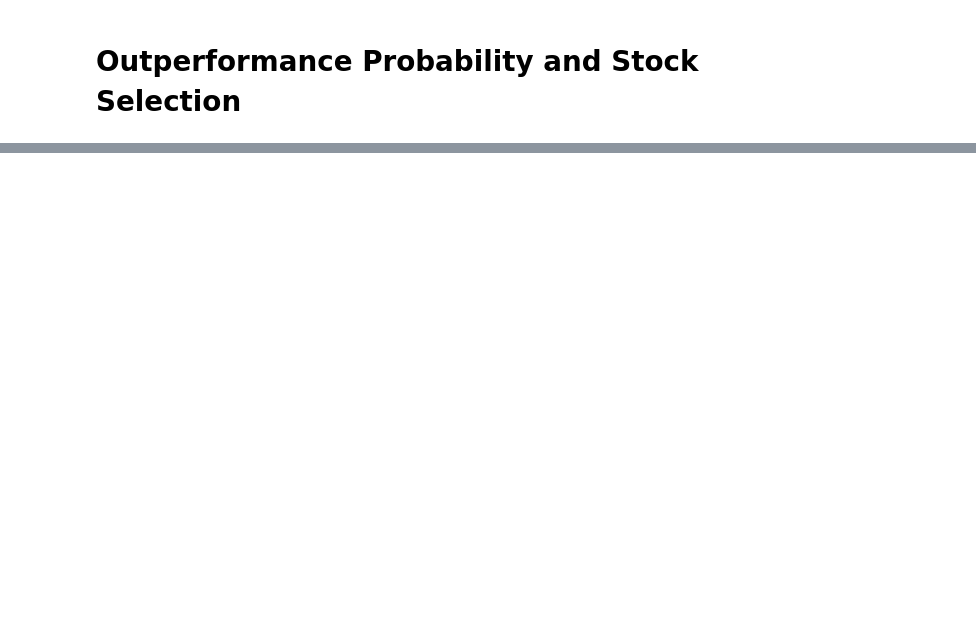
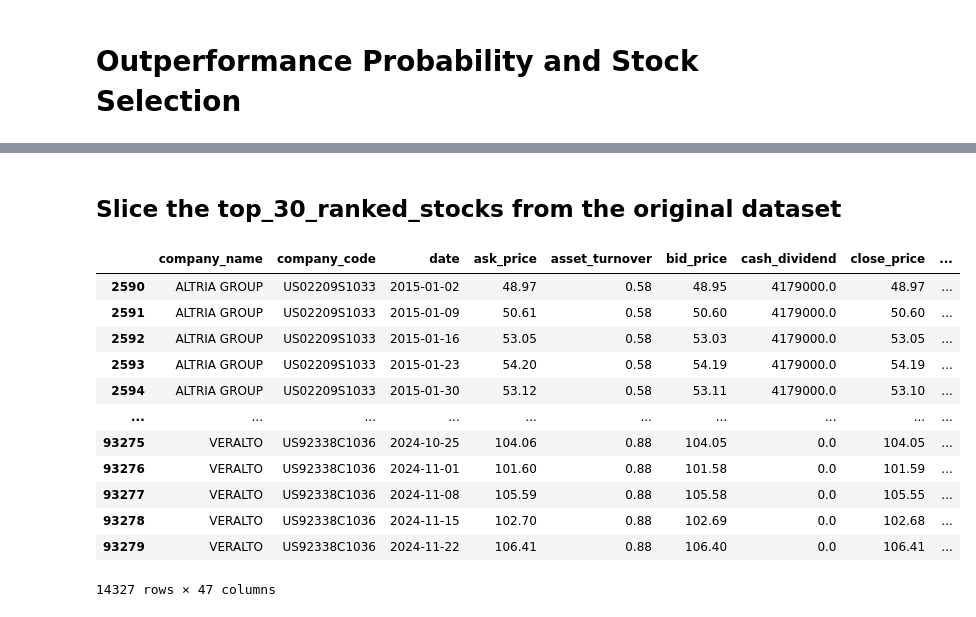
Before and after one commit to kaki1995/Project_Applying-AI-and-Large-Language-Models-in-Stock-Investment, a Jupyter notebook: Campus Challenge.ipynb, the cells around one changed output, grey strips where cells are left out. Saved outputs shown, nothing was run; the diff lists cells and outputs as text; code cells hidden in the pictures; blank space fills up the shorter version.

```diff
--- a/Campus Challenge.ipynb
+++ b/Campus Challenge.ipynb
@@ -1036,11 +1067,11 @@ Best Parameters got from the above fine-tuning process: {'max_depth': 20, 'max_f
 # %%
-# Initialize Random Forest Classifier with best parameters (this block of code takes 20 minutes to run)
-rf_model_best = RandomForestClassifier(random_state=42, n_estimators=500, max_depth=20,
-                               min_samples_split=5, min_samples_leaf=2, max_features=None)  # with best parameters
+# Initialize Random Forest Classifier
+rf_model_best = RandomForestClassifier(random_state=42, n_estimators=400, max_depth=15,
+                               min_samples_split=4, min_samples_leaf=2, max_features=None)  # with best parameters
 rf_model_best.fit(X_train, y_train)
 
 # Evaluate accuracy on the test set
 y_pred = rf_model_best.predict(X_test)
 accuracy = accuracy_score(y_test, y_pred)
-print(f"Model Accuracy after fine-tuning: {accuracy:.2f}")
+print(f"Model Accuracy after fine-tuning: {accuracy:.4f}")
 # %% [output]
@@ -1050,23 +1079,8 @@ We can see the accuracy after fine-tuning is still very low, we need to come up
 # %% [markdown]
 # Outperformance Probability and Stock Selection
 # %%
-import pandas as pd
-from sklearn.pipeline import Pipeline
-from sklearn.preprocessing import StandardScaler
-from sklearn.ensemble import RandomForestClassifier
-
-# Define a pipeline with preprocessing and model
-pipeline = Pipeline([
-    ('scaler', StandardScaler()),  # Example preprocessing step
-    ('model', RandomForestClassifier(random_state=42, n_estimators=500, max_depth=20,
-                               min_samples_split=5, min_samples_leaf=2, max_features=None))
-])
-
-# Fit the pipeline with training data
-pipeline.fit(X_train, y_train)
-
-# Get predictions for each stock (probabilities for class 1)
-y_pred_prob = pipeline.predict_proba(X_test)[:, 1]  # For class 1 (positive class)
+# Predict probabilities for class 1 (outperformance)
+y_pred_prob = rf_model_best.predict_proba(X_test)[:, 1] # For class 1 (positive class)
 
 # Create a DataFrame to hold predictions along with company names
 predictions_df = pd.DataFrame({
@@ -1091,0 +1124,25 @@ print(top_30_ranked_stocks)
+# %% [markdown]
+## Slice the top_30_ranked_stocks from the original dataset ##
+# %%
+# Get the list of top 30 company names
+top_30_companies = top_30_ranked_stocks['company_name'].tolist()
+
+# Filter the original dataset for these companies
+df_top_30 = df_label[df_label['company_name'].isin(top_30_companies)]
+
+# View the results
+df_top_30
+# %% [output]
+|  | company_name | company_code | date | ask_price | asset_turnover | bid_price | cash_dividend | close_price | ... |
+| 2590 | ALTRIA GROUP | US02209S1033 | 2015-01-02 | 48.97 | 0.58 | 48.95 | 4179000.0 | 48.97 | ... |
+| 2591 | ALTRIA GROUP | US02209S1033 | 2015-01-09 | 50.61 | 0.58 | 50.60 | 4179000.0 | 50.60 | ... |
+| 2592 | ALTRIA GROUP | US02209S1033 | 2015-01-16 | 53.05 | 0.58 | 53.03 | 4179000.0 | 53.05 | ... |
+| 2593 | ALTRIA GROUP | US02209S1033 | 2015-01-23 | 54.20 | 0.58 | 54.19 | 4179000.0 | 54.19 | ... |
+| 2594 | ALTRIA GROUP | US02209S1033 | 2015-01-30 | 53.12 | 0.58 | 53.11 | 4179000.0 | 53.10 | ... |
+| ... | ... | ... | ... | ... | ... | ... | ... | ... | ... |
+| 93275 | VERALTO | US92338C1036 | 2024-10-25 | 104.06 | 0.88 | 104.05 | 0.0 | 104.05 | ... |
+| 93276 | VERALTO | US92338C1036 | 2024-11-01 | 101.60 | 0.88 | 101.58 | 0.0 | 101.59 | ... |
+| 93277 | VERALTO | US92338C1036 | 2024-11-08 | 105.59 | 0.88 | 105.58 | 0.0 | 105.55 | ... |
+| 93278 | VERALTO | US92338C1036 | 2024-11-15 | 102.70 | 0.88 | 102.69 | 0.0 | 102.68 | ... |
+| 93279 | VERALTO | US92338C1036 | 2024-11-22 | 106.41 | 0.88 | 106.40 | 0.0 | 106.41 | ... |
+14327 rows × 47 columns
```
Also changed, not shown: parts of 6 cells of this notebook.
